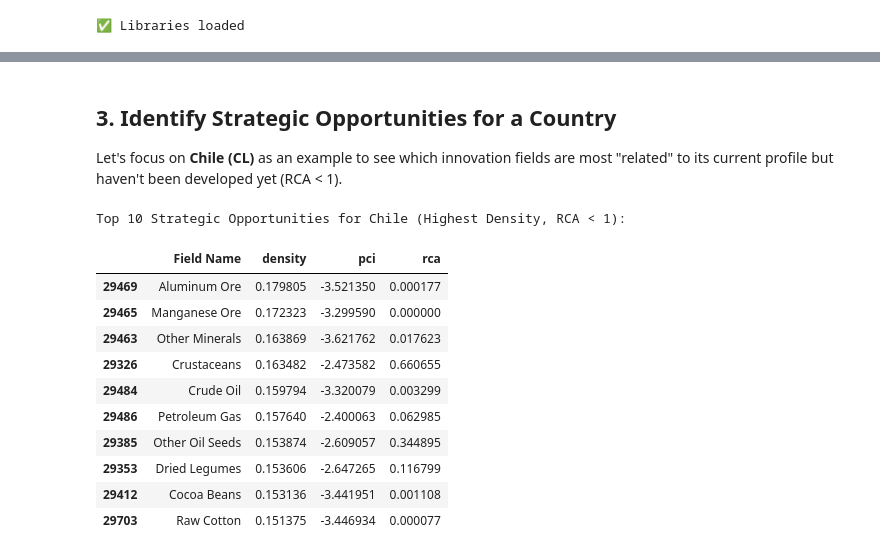
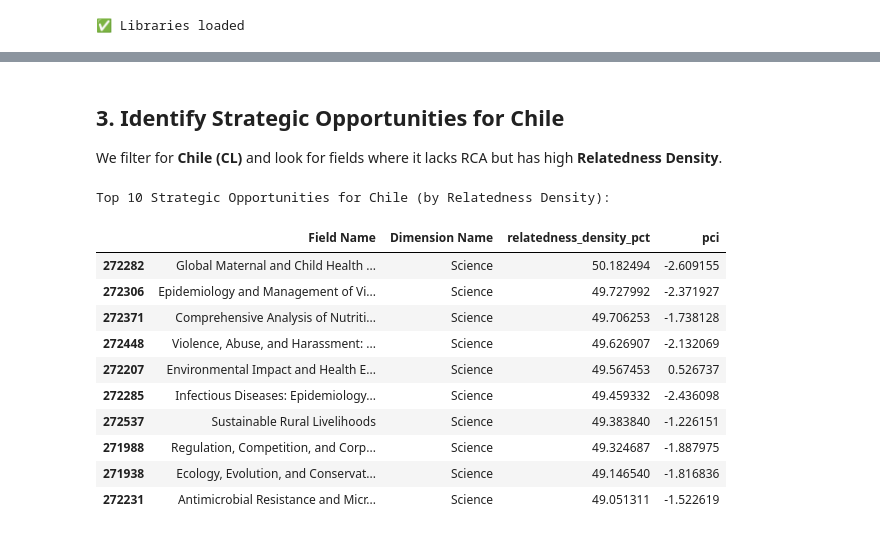
Before and after one commit to cnavarreteliz/wipo, a Jupyter notebook: analysis_relatedness.ipynb, the cells around one changed output, grey strips where cells are left out. Drawn from its saved outputs; the diff is of its cells as text; code cells hidden in the pictures.

```diff
--- a/analysis_relatedness.ipynb
+++ b/analysis_relatedness.ipynb
@@ -29,7 +29,7 @@ units = pd.read_parquet('data/units.parquet')
 # Load output data
 outputs = pd.read_parquet('data/outputs.parquet')
 
-# Filter for Production dimension in 2023
-data_2023 = outputs[(outputs['Period'] == 2023) & (outputs['Dimension'] == 'P')].copy()
-print(f"Selected {len(data_2023):,} rows for Production in 2023")
+# Filter for all dimensions in 2023
+data_2023 = outputs[(outputs['Period'] == 2023)].copy()
+print(f"Loaded {len(data_2023):,} rows for 2023 across {data_2023['Dimension'].nunique()} dimensions")
 # %% [output]
@@ -40,14 +40,22 @@ The `ecomplexity` function computes RCA, ECI, PCI, and crucially for this analys
 # %%
 trade_cols = {'time': 'Period', 'loc': 'Unit', 'prod': 'Field ID', 'val': 'Outputs (Fractional)'}
-complexity_results = ecomplexity(data_2023[trade_cols.values()], trade_cols)
+results_list = []
 
-# Merge with field names for better readability
+for dim in data_2023['Dimension'].unique():
+    dim_data = data_2023[data_2023['Dimension'] == dim]
+    print(f"Calculating complexity for Dimension: {dim}...")
+    res = ecomplexity(dim_data[trade_cols.values()], trade_cols)
+    res['Dimension'] = dim
+    results_list.append(res)
+
+complexity_results = pd.concat(results_list, ignore_index=True)
+
+# Merge with field names and dimension names
 complexity_results = complexity_results.merge(
     fields[['Field ID', 'Field Name', 'Dimension Name']],
     on='Field ID',
     how='left'
 )
 
-print("✅ Complexity and Density calculated")
-complexity_results[['Unit', 'Field Name', 'rca', 'density', 'pci']].head()
+print("✅ All metrics calculated and merged")
 # %% [output]
@@ -63,27 +75,29 @@ Percentage of pairs compared that meet log-supermodularity condition: 43.84%
-# %% [markdown]
-## 3. Identify Strategic Opportunities for a Country
-Let's focus on **Chile (CL)** as an example to see which innovation fields are most "related" to its current profile but haven't been developed yet (RCA < 1).
+# %% [markdown]
+## 3. Identify Strategic Opportunities for Chile
+We filter for **Chile (CL)** and look for fields where it lacks RCA but has high **Relatedness Density**.
 # %%
 iso = 'CL'
-country_name = "Chile"
-
 chile_data = complexity_results[complexity_results['Unit'] == iso].copy()
 
-# Filter for fields where Chile does NOT yet have a Comparative Advantage (RCA < 1)
+# Convert density to percentage for better readability
+chile_data['relatedness_density_pct'] = chile_data['density'] * 100
+chile_data['is_specialized'] = chile_data['rca'] > 1
+
+# Filter for opportunities (RCA < 1)
 opps = chile_data[chile_data['rca'] < 1].sort_values('density', ascending=False)
 
-print(f"Top 10 Strategic Opportunities for {country_name} (Highest Density, RCA < 1):")
-opps[['Field Name', 'density', 'pci', 'rca']].head(10)
+print(f"Top 10 Strategic Opportunities for Chile (by Relatedness Density):")
+opps[['Field Name', 'Dimension Name', 'relatedness_density_pct', 'pci']].head(10)
 # %% [output]
-Top 10 Strategic Opportunities for Chile (Highest Density, RCA < 1):
+Top 10 Strategic Opportunities for Chile (by Relatedness Density):
-|  | Field Name | density | pci | rca |
-| 29469 | Aluminum Ore | 0.179805 | -3.521350 | 0.000177 |
-| 29465 | Manganese Ore | 0.172323 | -3.299590 | 0.000000 |
-| 29463 | Other Minerals | 0.163869 | -3.621762 | 0.017623 |
-| 29326 | Crustaceans | 0.163482 | -2.473582 | 0.660655 |
-| 29484 | Crude Oil | 0.159794 | -3.320079 | 0.003299 |
-| 29486 | Petroleum Gas | 0.157640 | -2.400063 | 0.062985 |
-| 29385 | Other Oil Seeds | 0.153874 | -2.609057 | 0.344895 |
-| 29353 | Dried Legumes | 0.153606 | -2.647265 | 0.116799 |
-| 29412 | Cocoa Beans | 0.153136 | -3.441951 | 0.001108 |
-| 29703 | Raw Cotton | 0.151375 | -3.446934 | 0.000077 |
+|  | Field Name | Dimension Name | relatedness_density_pct | pci |
+| 272282 | Global Maternal and Child Health ... | Science | 50.182494 | -2.609155 |
+| 272306 | Epidemiology and Management of Vi... | Science | 49.727992 | -2.371927 |
+| 272371 | Comprehensive Analysis of Nutriti... | Science | 49.706253 | -1.738128 |
+| 272448 | Violence, Abuse, and Harassment: ... | Science | 49.626907 | -2.132069 |
+| 272207 | Environmental Impact and Health E... | Science | 49.567453 | 0.526737 |
+| 272285 | Infectious Diseases: Epidemiology... | Science | 49.459332 | -2.436098 |
+| 272537 | Sustainable Rural Livelihoods | Science | 49.383840 | -1.226151 |
+| 271988 | Regulation, Competition, and Corp... | Science | 49.324687 | -1.887975 |
+| 271938 | Ecology, Evolution, and Conservat... | Science | 49.146540 | -1.816836 |
+| 272231 | Antimicrobial Resistance and Micr... | Science | 49.051311 | -1.522619 |
```
Also changed, not shown: parts of 13 cells of this notebook.
